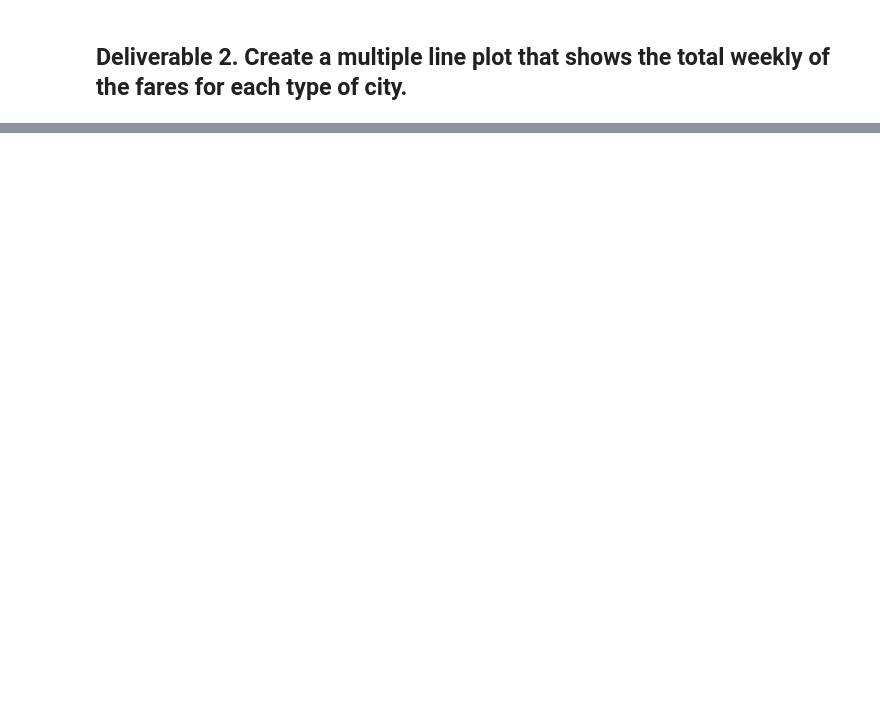
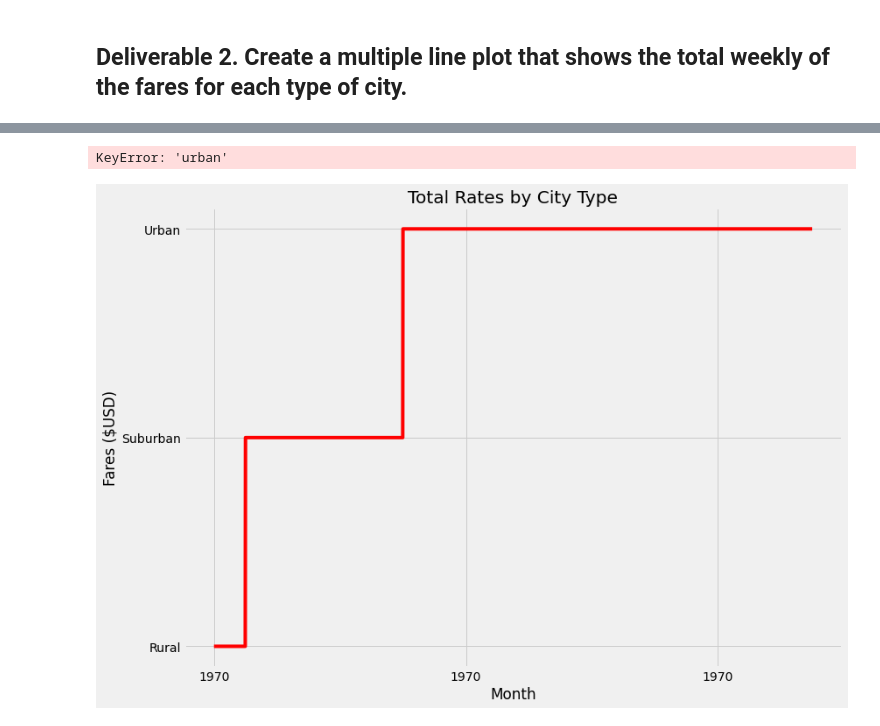
Before and after one commit to Niche09/PyBer_Analysis, a Jupyter notebook: PyBer_Challenge_starter_code.ipynb, the cells around one changed output, grey strips where cells are left out. Cells and saved outputs as stored; diff of their text form; code cells hidden in the pictures; blank space fills up the shorter version.

```diff
--- a/PyBer_Challenge_starter_code.ipynb
+++ b/PyBer_Challenge_starter_code.ipynb
@@ -151,3 +175,5 @@ NameError: name 'pd' is not defined
 # %%
 # 3. Reset the index on the DataFrame you created in #1. This is needed to use the 'pivot()' function.
-# df = df.reset_index()
+
+pyber_cities_fares_df = pyber_cities_fares.reset_index()
+pyber_cities_fares_df
@@ -159,3 +235,5 @@ NameError: name 'pd' is not defined
 # %%
 # 6. Set the "date" index to datetime datatype. This is necessary to use the resample() method in Step 8.
 # df.index = pd.to_datetime(df.index)
+pyber_cities_fares_df.index = pd.to_datetime(pyber_cities_fares_df.index)
+pyber_cities_fares_df
@@ -166,7 +274,0 @@ NameError: name 'pd' is not defined
-# %%
-# 8. Using the object-oriented interface method, plot the resample DataFrame using the df.plot() function.
-
-# Import the style from Matplotlib.
-from matplotlib import style
-# Use the graph style fivethirtyeight.
-style.use('fivethirtyeight')
@@ -172,0 +295,25 @@ style.use('fivethirtyeight')
+# %%
+# 8. Using the object-oriented interface method, plot the resample DataFrame using the df.plot() function.
+#plt.style.use('fivethirtyeight')
+#weekly_fares_df.plot(figsize=(14, 8))
+#plt.gcf().subplots_adjust(bottom=0.15
+# Import the style from Matplotlib.
+#from matplotlib import style
+# Use the graph style fivethirtyeight.
+#style.use('fivethirtyeight')
+
+plt.style.use('fivethirtyeight')
+fig, ax = plt.subplots(figsize=(12, 9))
+ax.set_title('Total Rates by City Type')
+ax.set_xlabel('Month')
+ax.set_ylabel('Fares ($USD)')
+ax.plot(pyber_cities_fares_df['rural'], label='Rural', color='b')
+ax.plot(pyber_cities_fares_df['suburban'],label='Suburban', color='r')
+ax.plot(pyber_cities_fares_df['urban'], label='Urban', color='y')
+ax.legend(title='City Type', loc='center')
+date_format = '%b'
+ax.xaxis.set_major_formatter(mdates.DateFormatter(date_format))
+ax.xaxis.set_major_locator(mdates.MonthLocator())
+# %% [output]
+KeyError: 'urban'
+[figure, added]
```
Also changed, not shown: parts of 16 cells of this notebook.
